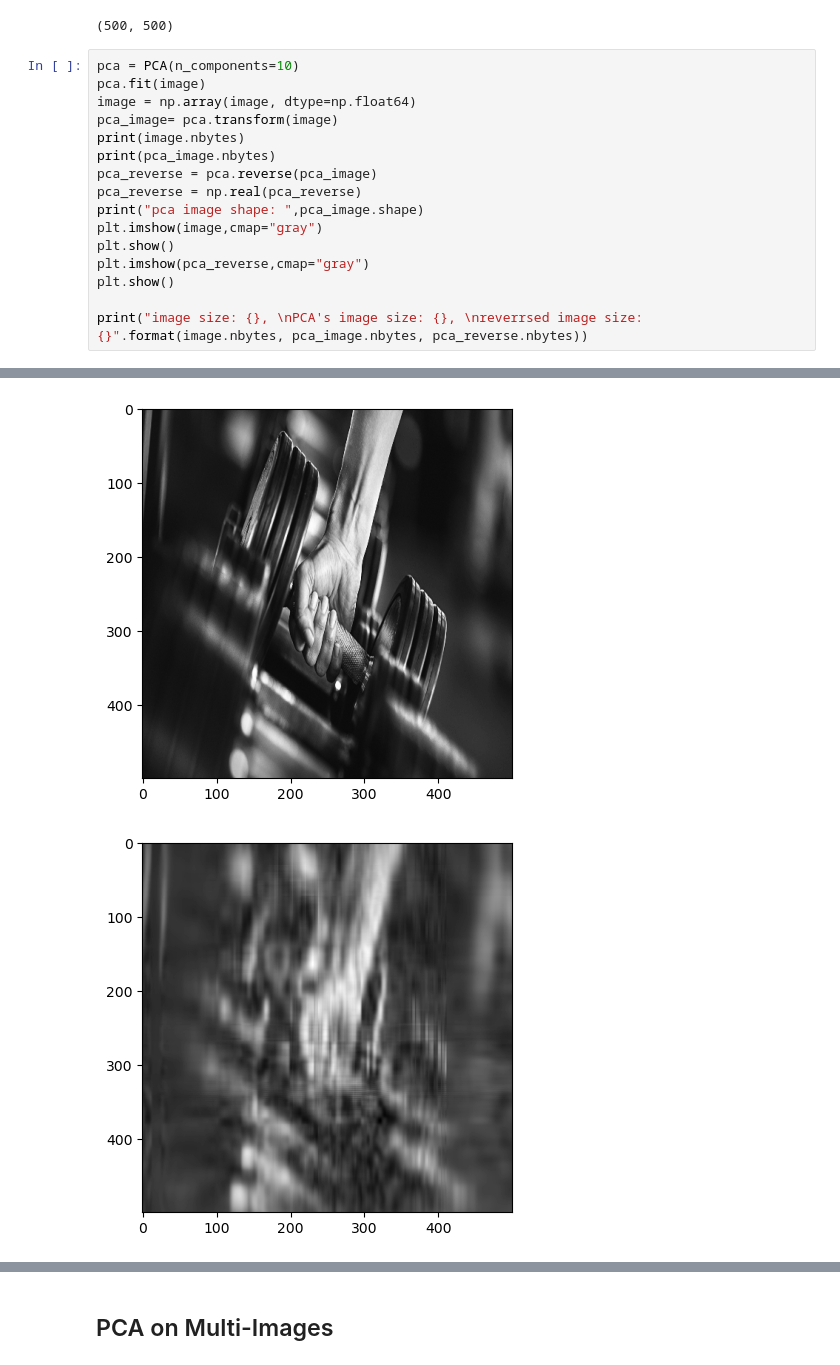
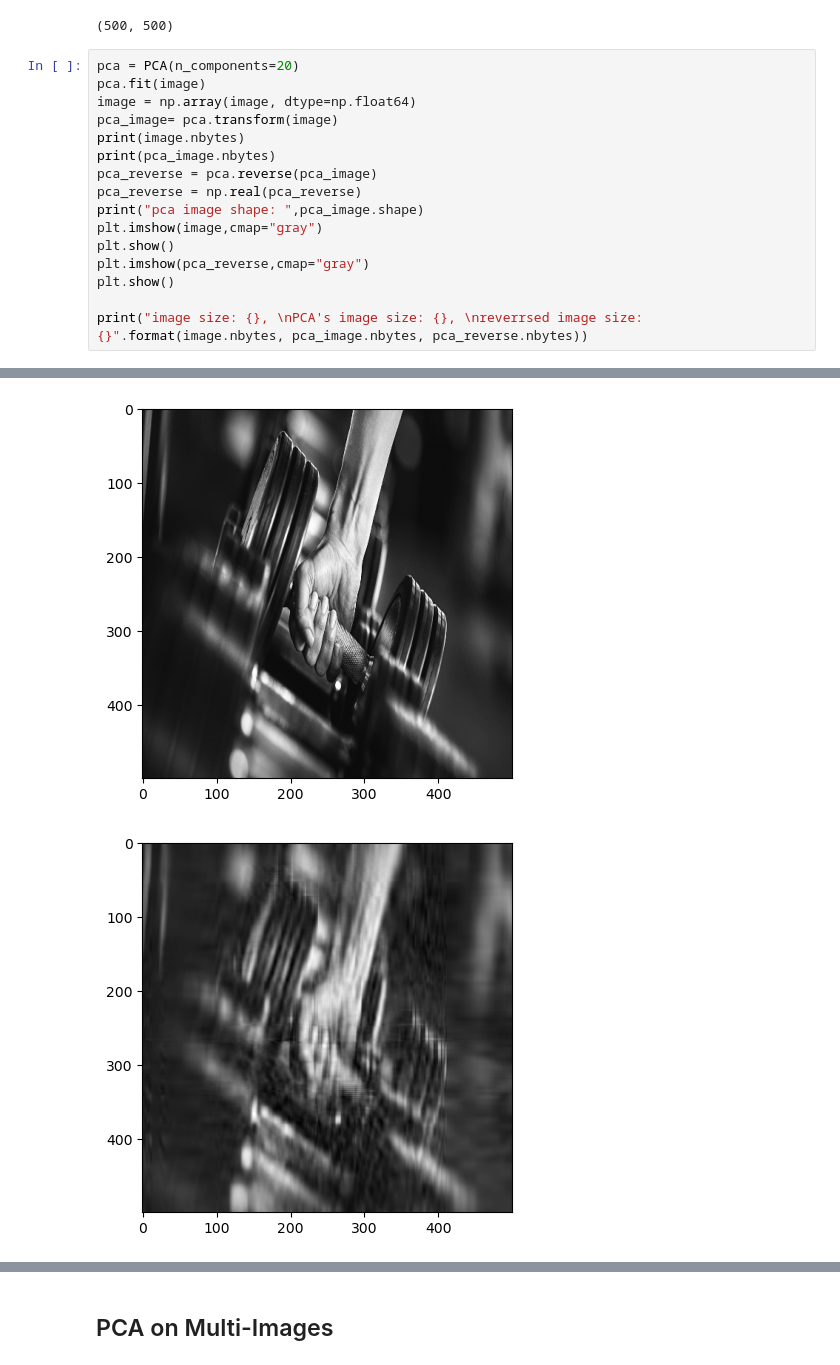
Before and after one commit to MagdiWaleed/assignments, a Jupyter notebook: GAN/PCA.ipynb, the cells around one changed output, grey strips where cells are left out. Saved outputs shown, nothing was run; the diff lists cells and outputs as text.

```diff
--- a/GAN/PCA.ipynb
+++ b/GAN/PCA.ipynb
@@ -90,7 +85,7 @@ image.shape
 # %% [output]
 (500, 500)
 # %%
-pca = PCA(n_components=10)
+pca = PCA(n_components=20)
 pca.fit(image)
 image = np.array(image, dtype=np.float64)
 pca_image= pca.transform(image)
@@ -126,3 +107,3 @@ pca image shape:  (500, 10)
 [figure]
-[figure, old version]
+[figure, new version]
 image size: 2000000,
```
Also changed, not shown: parts of 9 cells of this notebook.
